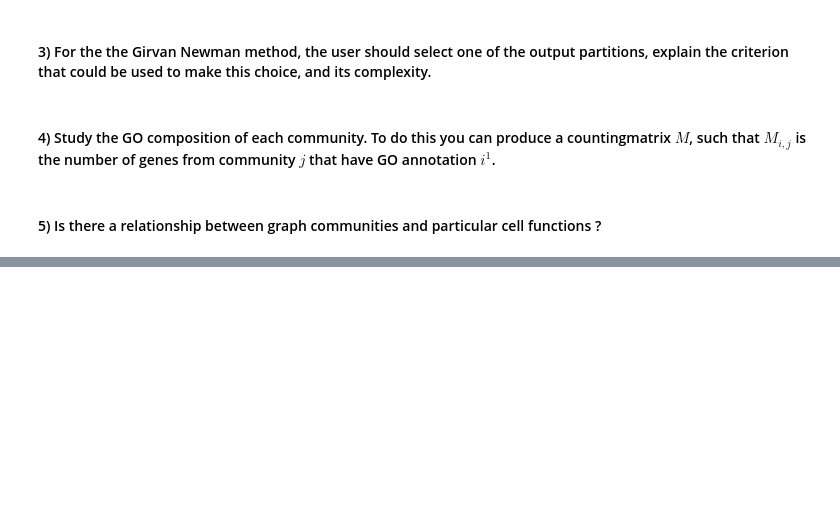
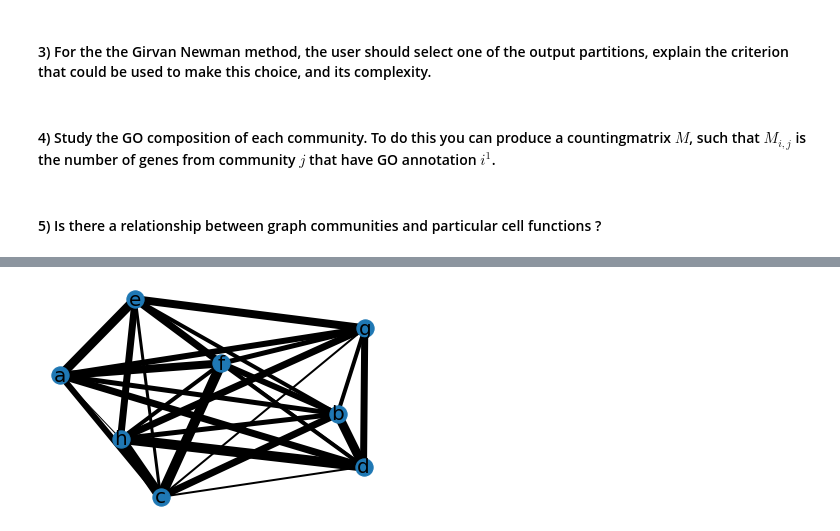
Before and after one commit to neonicoo/Info_theo_project_2020, a Jupyter notebook: Theoretical_Computer_Sciences_Project.ipynb, the cells around one changed output, grey strips where cells are left out. Saved outputs shown, nothing was run; the diff lists cells and outputs as text; code cells hidden in the pictures; blank space fills up the shorter version.

```diff
--- a/Theoretical_Computer_Sciences_Project.ipynb
+++ b/Theoretical_Computer_Sciences_Project.ipynb
@@ -349,0 +354,18 @@ nx.draw(Gc)
+# %%
+def draw_weight(G):
+    wwidth = [d['weight'] for (u, v, d) in G.edges(data=True)]
+
+    pos = nx.spring_layout(G)  # positions for all nodes
+
+    # nodes
+    nx.draw_networkx_nodes(G, pos)
+
+    # edges
+    nx.draw_networkx_edges(G, pos, width=wwidth)
+
+
+    # labels
+    nx.draw_networkx_labels(G, pos, font_size=20, font_family="sans-serif")
+
+    plt.axis("off")
+    plt.show()
@@ -350,3 +374,7 @@ nx.draw(Gc)
+# %%
+draw_weight(Gc)
+# %% [output]
+[figure, added]
 # %%
 def hamilton(G, pt):
     #pt : starting point
```
Also changed, not shown: parts of 20 cells of this notebook.
